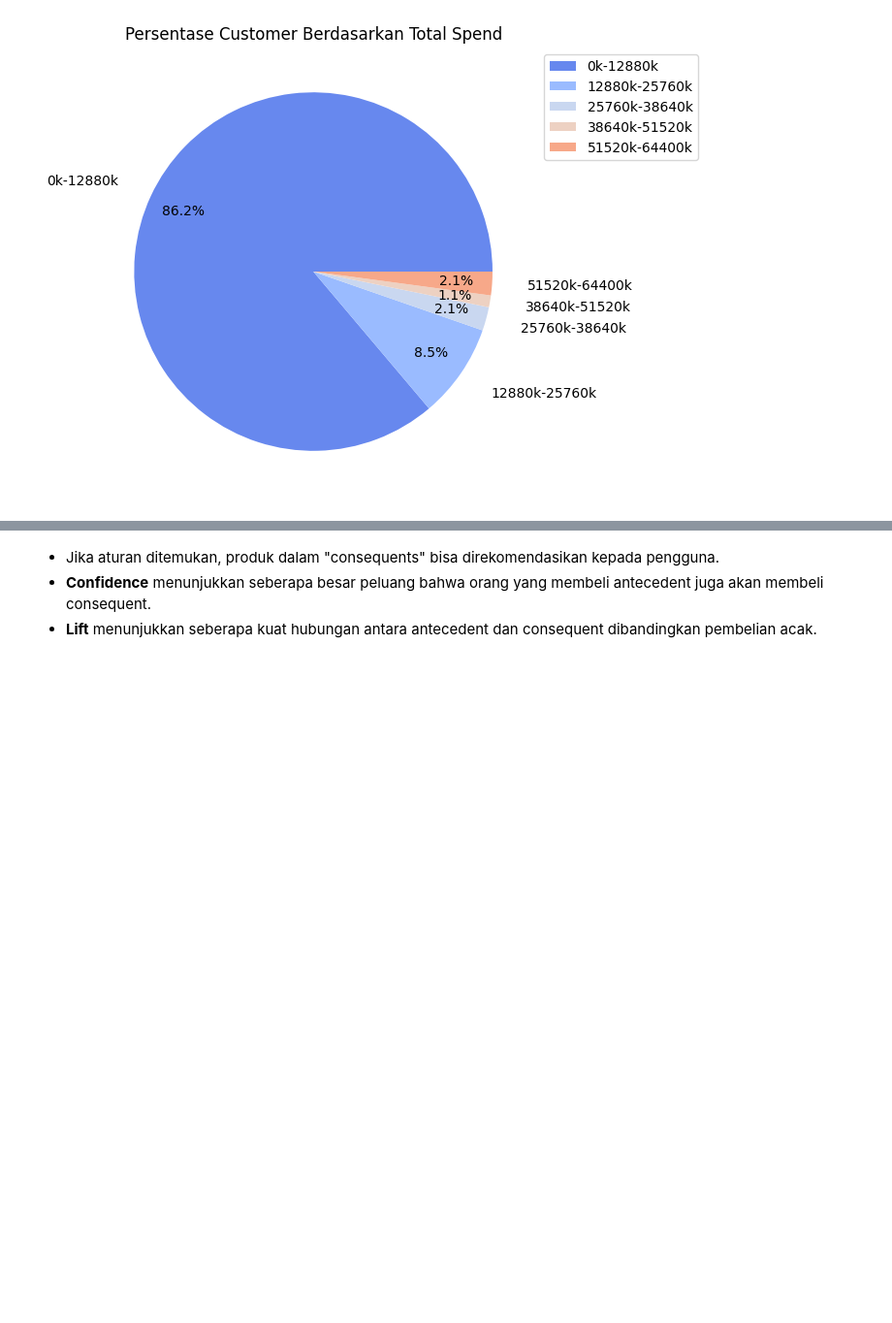
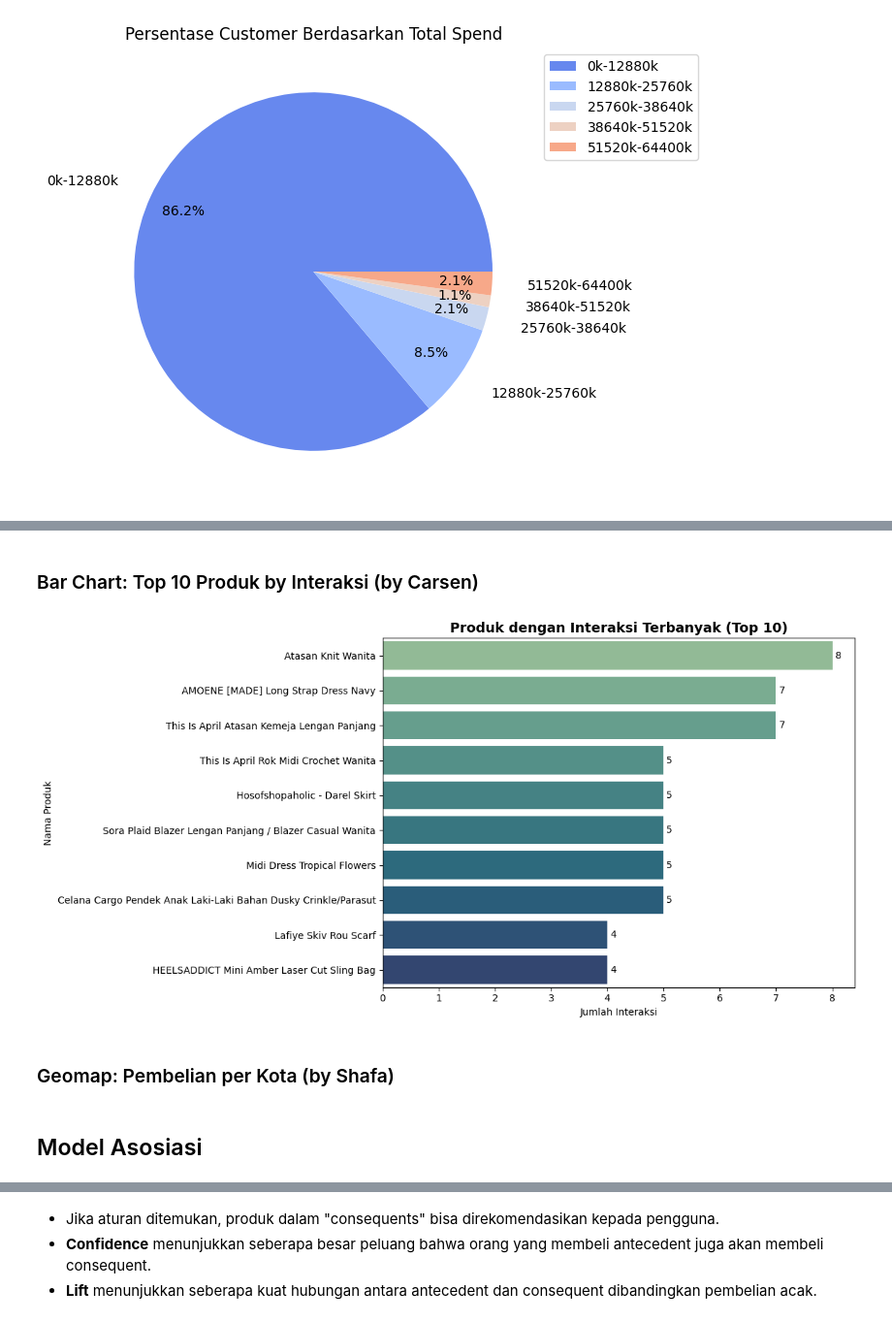
Before and after one commit to Leo42night/uas-data-mining, a Jupyter notebook: notebook.ipynb, the cells around one changed output, grey strips where cells are left out. Shown: that part at 97% size. Saved outputs shown, nothing was run; the diff lists cells and outputs as text; code cells hidden in the pictures; blank space fills up the shorter version.

```diff
--- a/notebook.ipynb
+++ b/notebook.ipynb
@@ -331,0 +697,14 @@ plt.show()
+# %%
+df_interact = order_items.copy(deep=True)
+display(df_interact.head())
+
+# Filter hanya untuk item produk (bukan shipping, tax, dsb)
+df_interact = df_interact[df_interact["order_item_type"] == "line_item"]
+
+# Hitung jumlah interaksi produk
+df_interact = df_interact["order_item_name"].value_counts().reset_index()
+df_interact.columns = ["product_name", "interaction_count"]
+display(df_interact.head(50))
+
+# Ambil 10 produk teratas
+top_products = df_interact.head(10)
@@ -823,0 +1064,26 @@ matched_rules_v2.head()
+# %% [markdown]
+### Bar Chart: Top 10 Produk by Interaksi (by Carsen)
+# %%
+# Visualisasi bar chart horizontal
+fig, ax = plt.subplots(figsize=(12, 6))
+plot = sns.barplot(
+    data=top_products,
+    x="interaction_count",
+    y="product_name",
+    palette="crest",
+    hue="product_name",
+    legend=False,
+    ax=ax
+)
+
+for bar in plot.containers:
+    plot.bar_label(bar, fmt='%d', label_type='edge', padding=3)
+
+ax.set_title("Produk dengan Interaksi Terbanyak (Top 10)", fontsize=14, fontweight="bold")
+ax.set_xlabel("Jumlah Interaksi")
+ax.set_ylabel("Nama Produk")
+plt.tight_layout()
+# %% [output]
+[figure, added]
+# %% [markdown]
+### Geomap: Pembelian per Kota (by Shafa)
@@ -823,0 +1123,2 @@ matched_rules_v2.head()
+# %% [markdown]
+## Model Asosiasi
```
Also changed, not shown: parts of 151 cells of this notebook, 23 other files.
